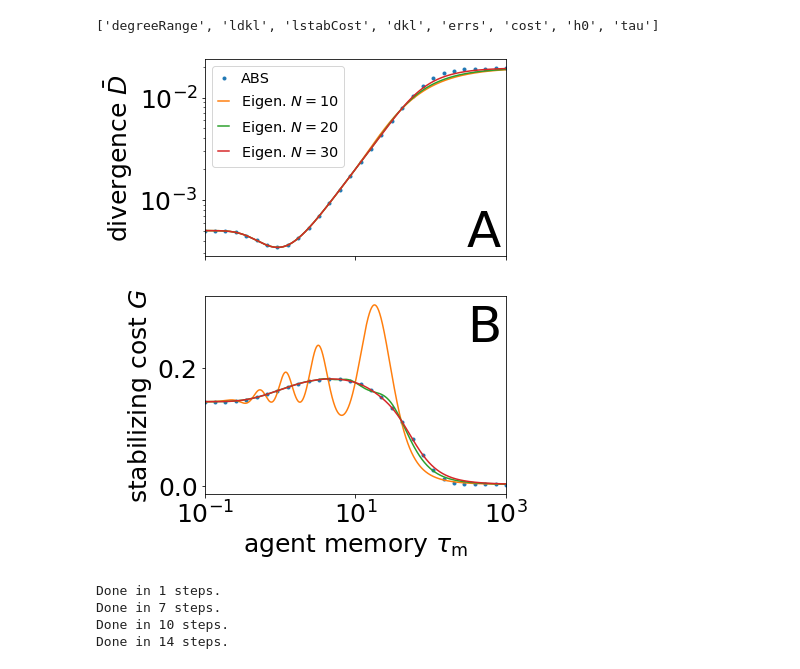
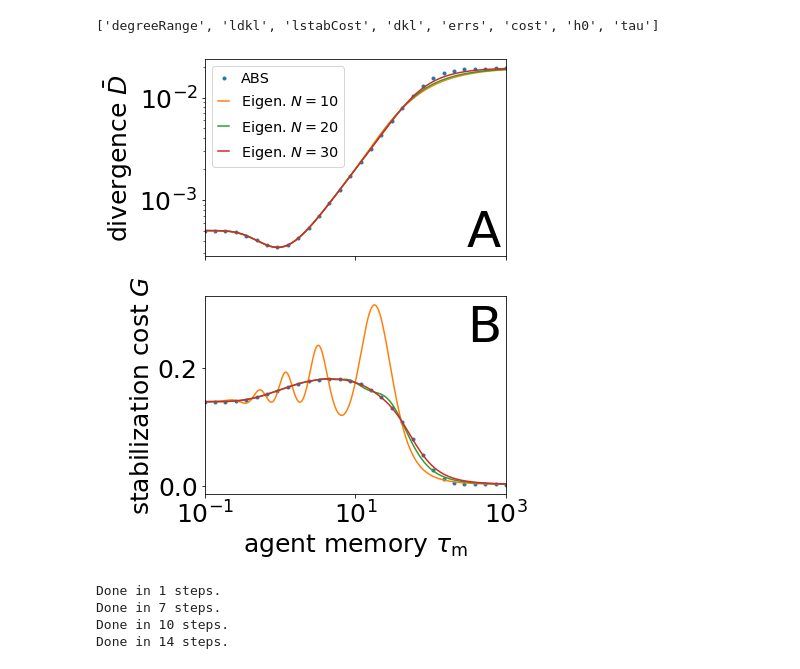
Before and after one commit to eltrompetero/adaptation, a Jupyter notebook: plotting.ipynb, the cells around one changed output. Cells and saved outputs as stored; diff of their text form; code cells hidden in the pictures.

```diff
--- a/plotting.ipynb
+++ b/plotting.ipynb
@@ -536,35 +532,35 @@ betaPlot = linspace(betaRange[0], .9999, 10000)
 for i, d in enumerate(degreeRange):
     spline = interpolate(lobatto_beta(d), dkl[i], h0, errs=errs[i].ravel())
     ax[0].plot(-1/log(betaPlot), spline(betaPlot))
 
 ax[0].set(ylabel=r'divergence $\bar D$',
           xscale='log', yscale='log')
 ax[0].legend(('ABS', 'Eigen. $N=10$', 'Eigen. $N=20$', 'Eigen. $N=30$'),
              handlelength=.8,
              fontsize='xx-small')
 
 
 betaRange = linspace_beta(.1, 1000, 30)
 ax[1].plot(-1/log(betaRange), lstabCost, '.')
 
 betaPlot = linspace(betaRange[0], .9999, 10000)
 deg = zeros(len(degreeRange))
 for i, d in enumerate(degreeRange):
     spline = interpolate_cost(lobatto_beta(d), cost[i], errs[i].ravel(), h0, tau,
                               {'weight':.95,'v':.01})
     deg[i] = (errs[i]<1e-4).sum()
     ax[1].plot(-1/log(betaPlot), spline(betaPlot))
 
-ax[1].set(xlabel=r'agent memory $\tau_{\rm m}$', ylabel=r'stabilizing cost $G$',
+ax[1].set(xlabel=r'agent memory $\tau_{\rm m}$', ylabel=r'stabilization cost $G$',
           xscale='log')
 ax[1].set(xlim=(-1/log(betaRange[0]), -1/log(betaRange[-1])))
 
 ax[0].text(3e2, 3.5e-4, 'A', fontsize=50)
 ax[1].text(3e2, .245, 'B', fontsize=50)
 
 fig.savefig('%s/chebyshev_convergence.pdf'%imgdr, bbox_inches='tight')
 # %% [output]
-[figure, old version]
+[figure, new version]
 # %%
 tau = 20  # time scale for flipping external field
 h0 = .2  # magnitude of external field
```
Also changed, not shown: parts of 11 cells of this notebook, 1 other file.
